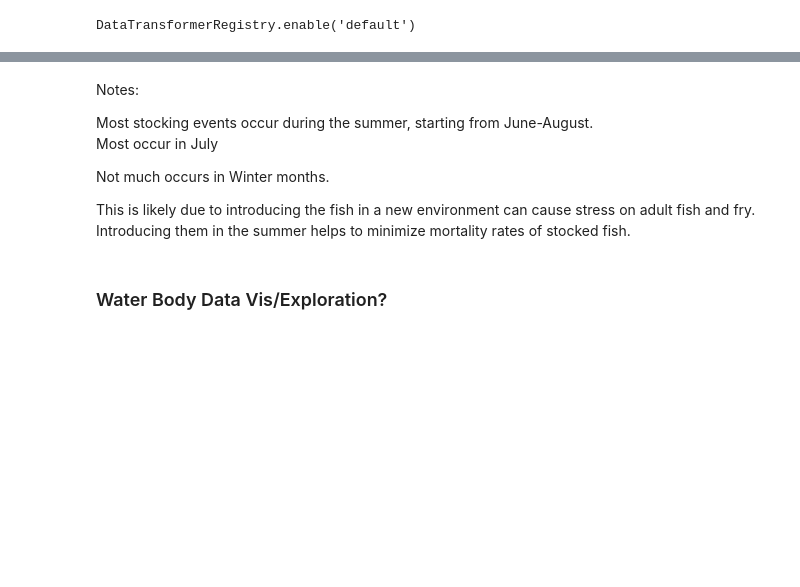
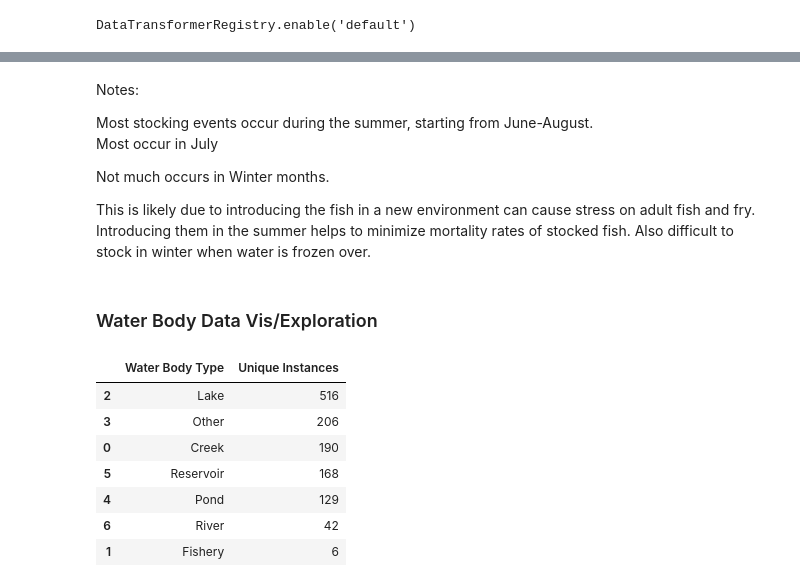
Before and after one commit to Daxton-Furniss/COMP-5960_Project, a Jupyter notebook: exploratory_notebook_draft.ipynb, the cells around one changed output, grey strips where cells are left out. Drawn from its saved outputs; the diff is of its cells as text; code cells hidden in the pictures; blank space fills up the shorter version.

```diff
--- a/exploratory_notebook_draft.ipynb
+++ b/exploratory_notebook_draft.ipynb
@@ -538,6 +554,23 @@ Most occur in July
 Not much occurs in Winter months.
 
 This is likely due to introducing the fish in a new environment can cause stress on adult fish and fry. \
-Introducing them in the summer helps to minimize mortality rates of stocked fish.
+Introducing them in the summer helps to minimize mortality rates of stocked fish. Also difficult to stock in winter when water is frozen over.
 # %% [markdown]
-### Water Body Data Vis/Exploration?
+### Water Body Data Vis/Exploration
+# %%
+#Number of unique locations for each each Water Body Type
+
+unique_instances_by_water_body_type = fish_stock_data.groupby('Water Body Type')['Water Name'].nunique().reset_index(name='Unique Instances')
+unique_instances_by_water_body_type = unique_instances_by_water_body_type.sort_values(by='Unique Instances', ascending=False)
+unique_instances_by_water_body_type
+
+#Caveat is some may not be able to be classified fully correctly using character recognition, so sorted into 'Other' Category
+# %% [output]
+|  | Water Body Type | Unique Instances |
+| 2 | Lake | 516 |
+| 3 | Other | 206 |
+| 0 | Creek | 190 |
+| 5 | Reservoir | 168 |
+| 4 | Pond | 129 |
+| 6 | River | 42 |
+| 1 | Fishery | 6 |
```
Also changed, not shown: parts of 11 cells of this notebook.
